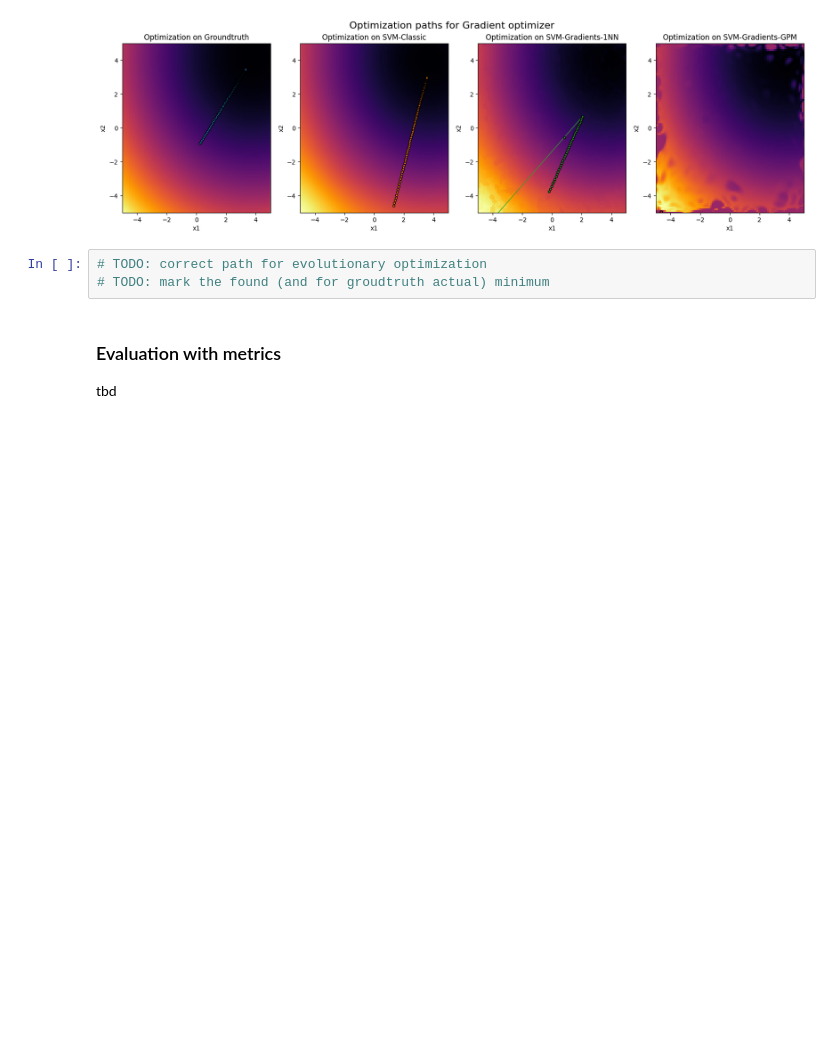
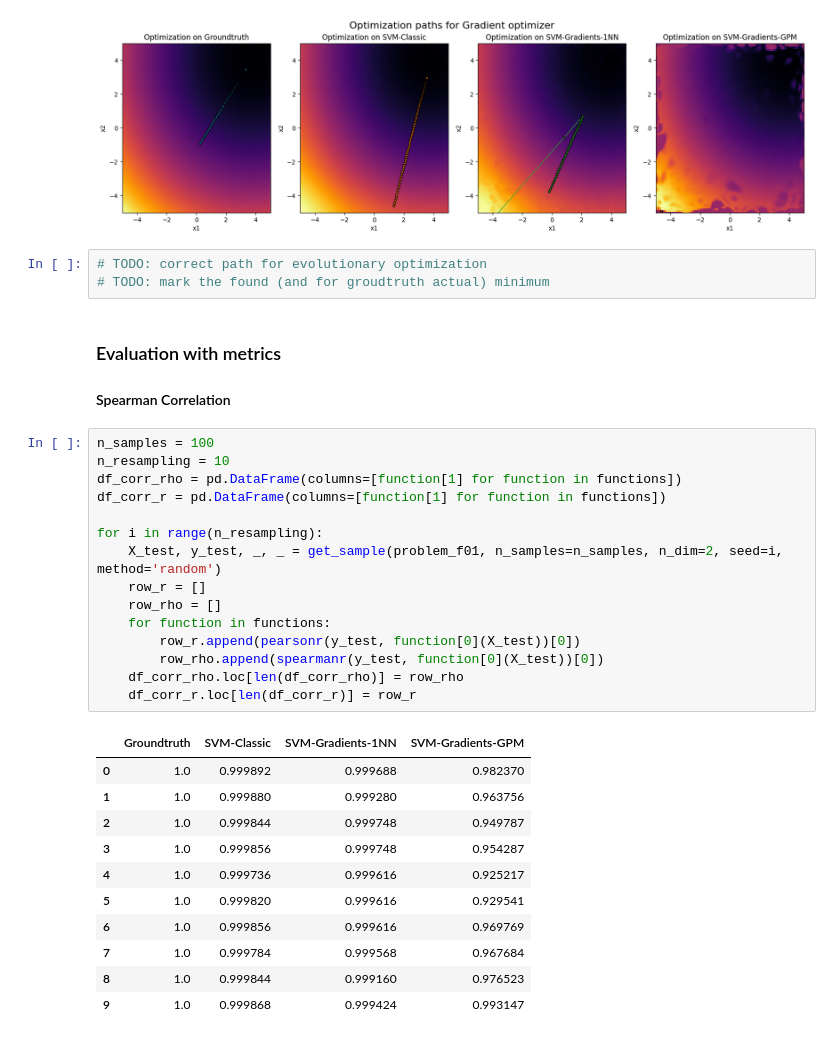
Before and after one commit to mo374z/OptimizationTestfunctionGeneration, a Jupyter notebook: main/f1_simulation.ipynb, the cells around one changed output. Drawn from its saved outputs; the diff is of its cells as text; blank space fills up the shorter version.

```diff
--- a/main/f1_simulation.ipynb
+++ b/main/f1_simulation.ipynb
@@ -157,4 +159,31 @@ plot_optimization_paths(functions, 'Gradient', n_dim=2, n_times=20, i_evaluation
 # %% [markdown]
 ### Evaluation with metrics
 
-tbd
+#### Spearman Correlation
+# %%
+n_samples = 100
+n_resampling = 10
+df_corr_rho = pd.DataFrame(columns=[function[1] for function in functions])
+df_corr_r = pd.DataFrame(columns=[function[1] for function in functions])
+
+for i in range(n_resampling):
+    X_test, y_test, _, _ = get_sample(problem_f01, n_samples=n_samples, n_dim=2, seed=i, method='random')
+    row_r = []
+    row_rho = []
+    for function in functions:
+        row_r.append(pearsonr(y_test, function[0](X_test))[0])
+        row_rho.append(spearmanr(y_test, function[0](X_test))[0])
+    df_corr_rho.loc[len(df_corr_rho)] = row_rho
+    df_corr_r.loc[len(df_corr_r)] = row_r
+# %% [output]
+|  | Groundtruth | SVM-Classic | SVM-Gradients-1NN | SVM-Gradients-GPM |
+| 0 | 1.0 | 0.999892 | 0.999688 | 0.982370 |
+| 1 | 1.0 | 0.999880 | 0.999280 | 0.963756 |
+| 2 | 1.0 | 0.999844 | 0.999748 | 0.949787 |
+| 3 | 1.0 | 0.999856 | 0.999748 | 0.954287 |
+| 4 | 1.0 | 0.999736 | 0.999616 | 0.925217 |
+| 5 | 1.0 | 0.999820 | 0.999616 | 0.929541 |
+| 6 | 1.0 | 0.999856 | 0.999616 | 0.969769 |
+| 7 | 1.0 | 0.999784 | 0.999568 | 0.967684 |
+| 8 | 1.0 | 0.999844 | 0.999160 | 0.976523 |
+| 9 | 1.0 | 0.999868 | 0.999424 | 0.993147 |
```
Also changed, not shown: parts of 3 cells of this notebook.
